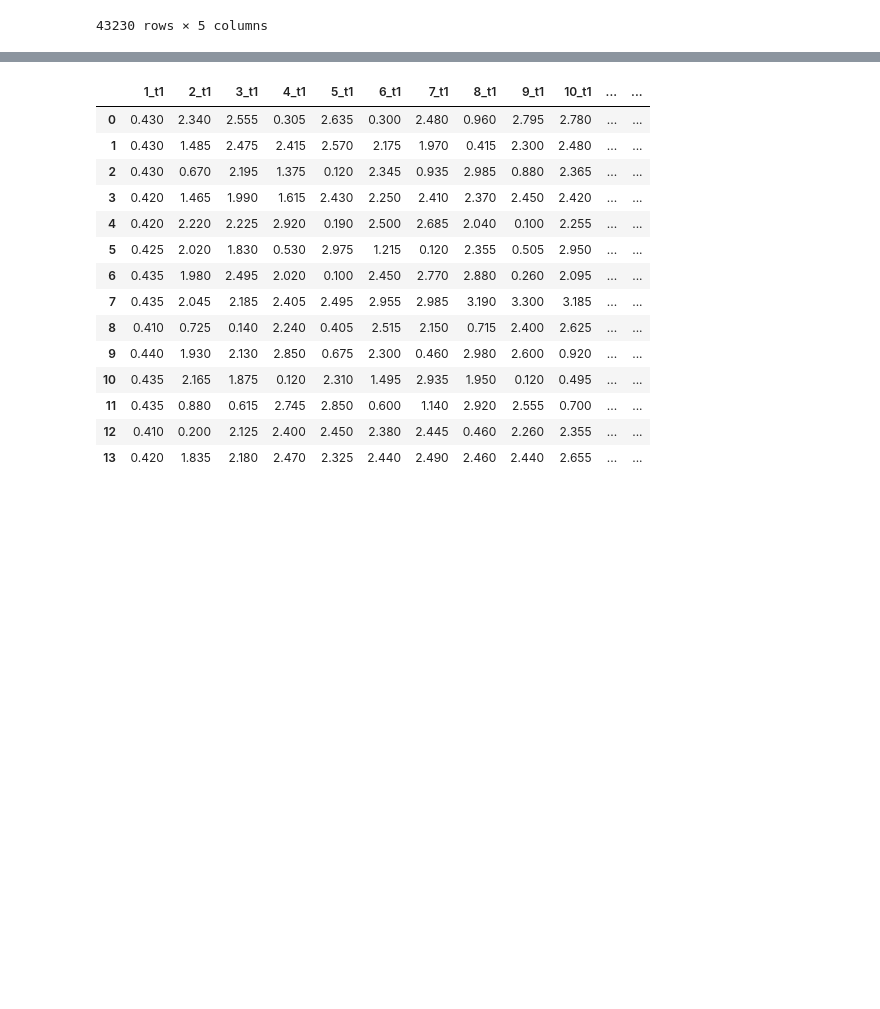
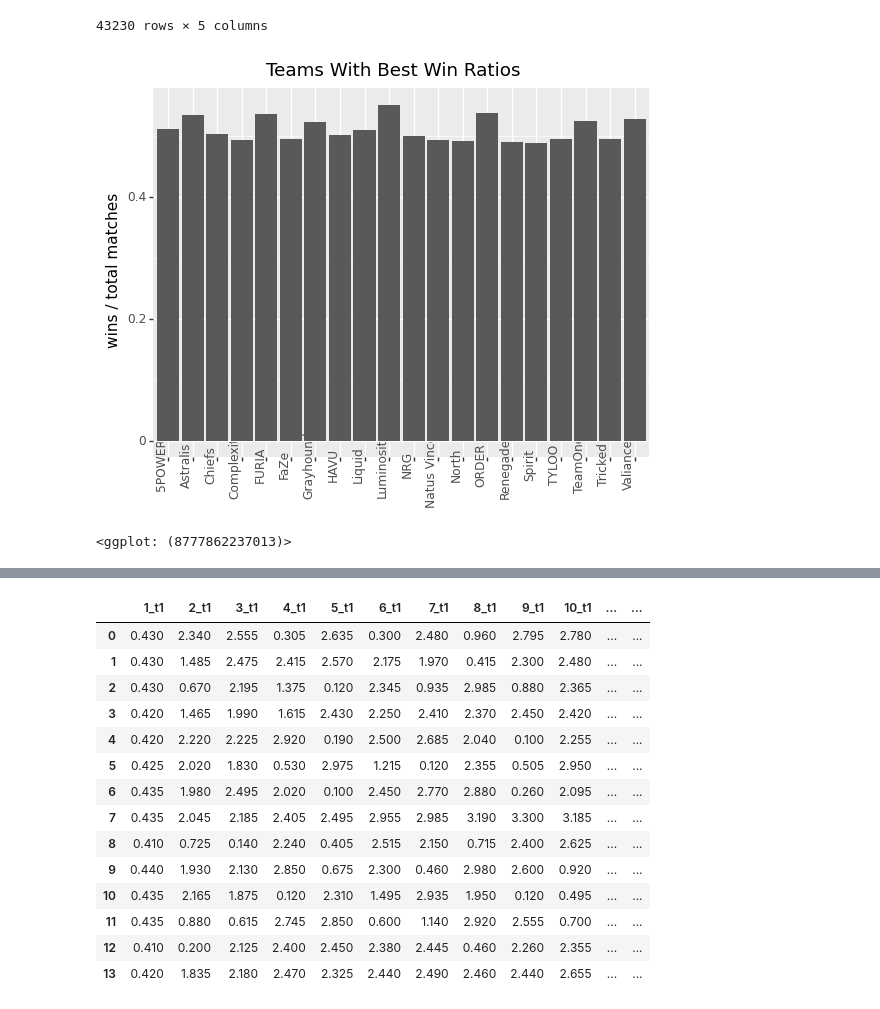
Before and after one commit to wilgaboury/cmsc320-final, a Jupyter notebook: final_project.ipynb, the cells around one changed output, grey strips where cells are left out. Saved outputs shown, nothing was run; the diff lists cells and outputs as text; code cells hidden in the pictures; blank space fills up the shorter version.

```diff
--- a/final_project.ipynb
+++ b/final_project.ipynb
@@ -49,0 +74,31 @@ csgo_df[['t1_start_ct', '1_winner', '30_winner', 'map', 'win_ratio']]
+# %%
+team_wins_df = (pd.concat([
+        (csgo_df.groupby('team_1')
+            .agg(
+                 total_wins_t1=pd.NamedAgg(column='win_ratio', aggfunc=lambda x: len(list(filter(lambda e: e > 0, x)))),
+                 total_matches_t1=pd.NamedAgg(column='team_1', aggfunc=len))
+            ),
+        (csgo_df.groupby('team_2')
+            .agg(
+                 total_wins_t2=pd.NamedAgg(column='win_ratio', aggfunc=lambda x: len(list(filter(lambda e: e > 0, x)))),
+                 total_matches_t2=pd.NamedAgg(column='team_2', aggfunc=len))
+        )
+    ],
+    axis=1)
+    .fillna(0))
+team_wins_df['total_wins'] = team_wins_df.apply(lambda row: row.total_wins_t1 + row.total_wins_t2, axis=1)
+team_wins_df['total_matches'] = team_wins_df.apply(lambda row: row.total_matches_t1 + row.total_matches_t2, axis=1)
+team_wins_df['win_ratio'] = team_wins_df.apply(lambda row: row.total_wins / row.total_matches, axis=1)
+team_wins_df = team_wins_df.drop(['total_wins_t1', 'total_matches_t1', 'total_wins_t2', 'total_matches_t2'], axis=1)
+team_wins_df['team'] = team_wins_df.index
+
+(ggplot((team_wins_df[team_wins_df.total_matches > 400].sort_values(by='win_ratio', ascending=False).head(20)),
+    aes(y='win_ratio', x='team')) +
+        geom_bar(stat='identity') +
+        theme(axis_text_x=element_text(angle=90,hjust=1,vjust=0.5)) +
+        labs(title='Teams With Best Win Ratios',
+            y='wins / total matches',
+            x=''))
+# %% [output]
+[figure, added]
+<ggplot: (8777862237013)>
```
Also changed, not shown: parts of 9 cells of this notebook.
